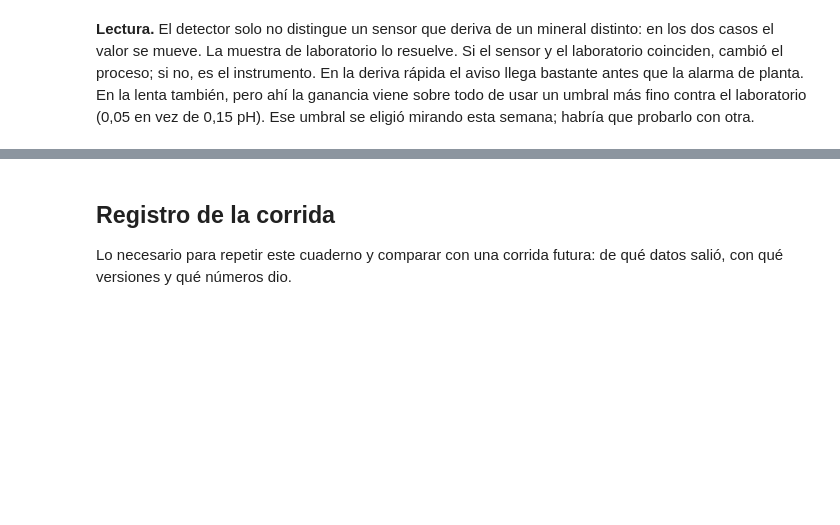
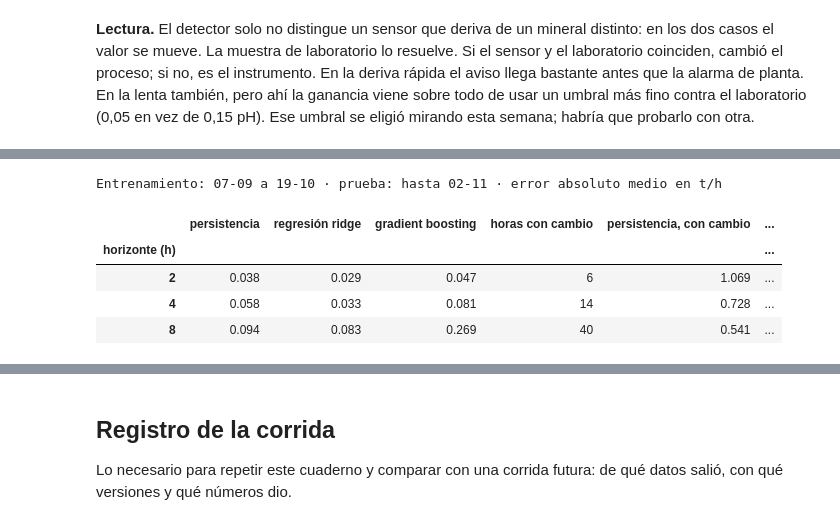
Before and after one commit to JSNN15/jsnn15.github.io, a Jupyter notebook: cuaderno/cuaderno.ipynb, the cells around one changed output, grey strips where cells are left out. Cells and saved outputs as stored; diff of their text form; code cells hidden in the pictures; blank space fills up the shorter version.

```diff
--- a/cuaderno/cuaderno.ipynb
+++ b/cuaderno/cuaderno.ipynb
@@ -587,0 +613,25 @@ errores
+# %%
+largo = pd.read_csv(DATOS / 'historiador_8_semanas.csv', parse_dates=['fecha'], index_col='fecha')
+corte_largo = largo.index[0] + pd.Timedelta(weeks=6)
+
+filas, pruebas = [], {}
+for horas in (2, 4, 8):
+    p, n = evaluar(preparar(largo, horas), corte_largo, horas)
+    cambia = (p.objetivo - p.persistencia).abs() > 0.3
+    pruebas[horas] = p
+    filas.append({
+        'horizonte (h)': horas,
+        'persistencia': error(p, 'persistencia'), 'regresión ridge': error(p, 'ridge'), 'gradient boosting': error(p, 'boosting'),
+        'horas con cambio': round(cambia.sum() / 6),
+        'persistencia, con cambio': error(p, 'persistencia', cambia), 'ridge, con cambio': error(p, 'ridge', cambia),
+    })
+ocho_semanas = pd.DataFrame(filas).set_index('horizonte (h)')
+print(f'Entrenamiento: {largo.index[0]:%d-%m} a {corte_largo:%d-%m} · prueba: hasta {largo.index[-1]:%d-%m} · error absoluto medio en t/h')
+ocho_semanas
+# %% [output]
+Entrenamiento: 07-09 a 19-10 · prueba: hasta 02-11 · error absoluto medio en t/h
+|  | persistencia | regresión ridge | gradient boosting | horas con cambio | persistencia, con cambio | ... |
+| horizonte (h) |  |  |  |  |  | ... |
+| 2 | 0.038 | 0.029 | 0.047 | 6 | 1.069 | ... |
+| 4 | 0.058 | 0.033 | 0.081 | 14 | 0.728 | ... |
+| 8 | 0.094 | 0.083 | 0.269 | 40 | 0.541 | ... |
```
Also changed, not shown: parts of 15 cells of this notebook, 3 other files.
